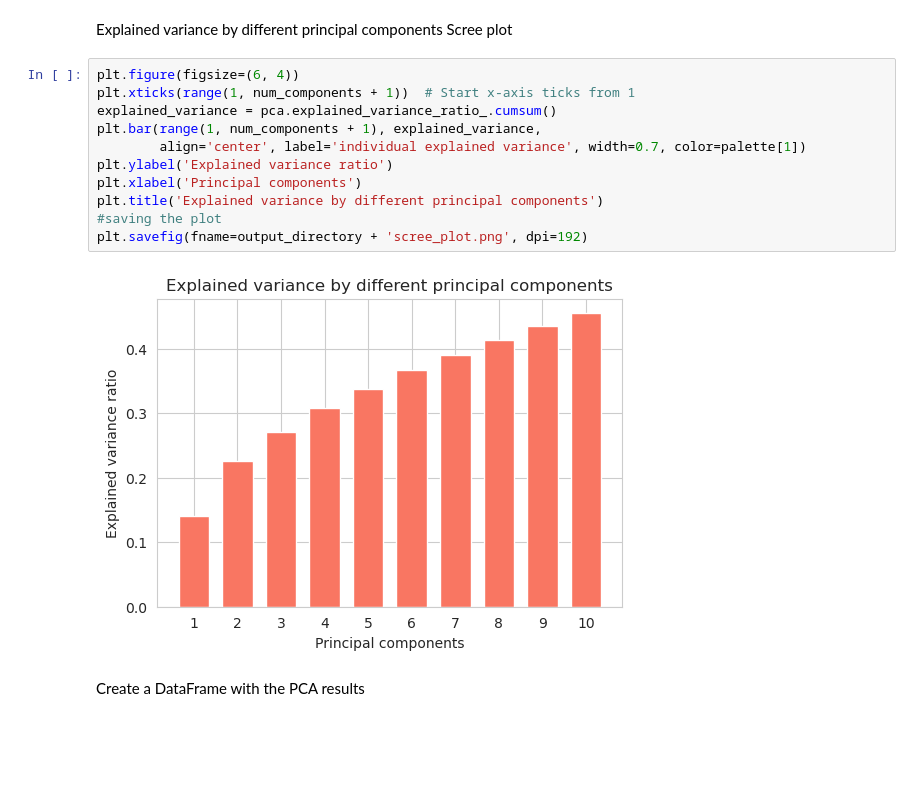
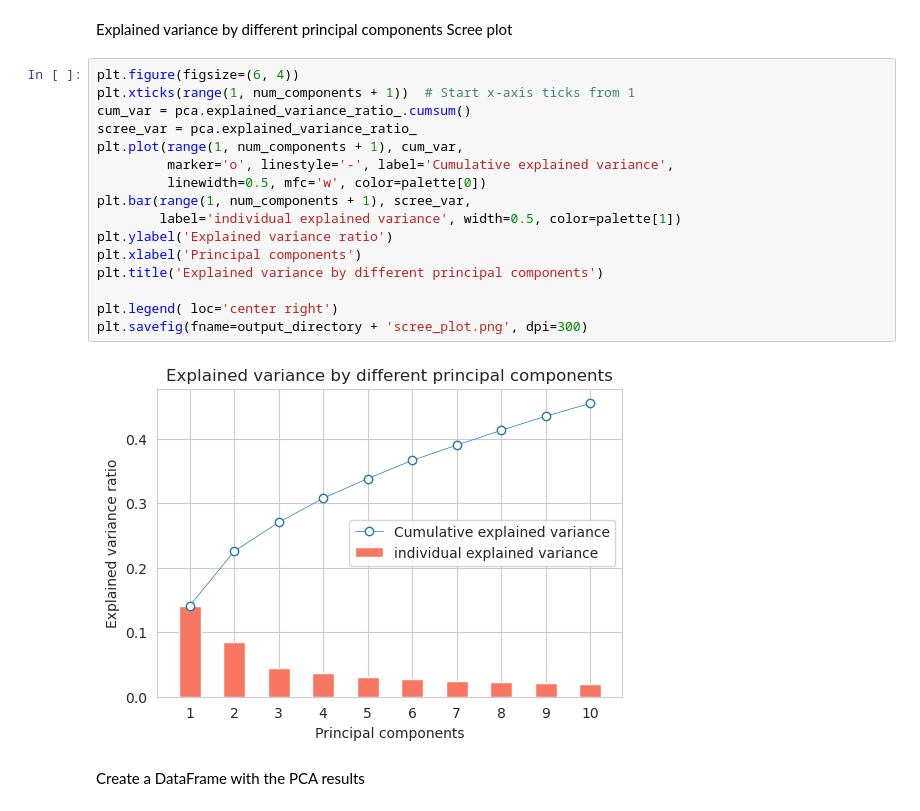
Before and after one commit to MarcoNapoleone/thesis, a Jupyter notebook: notebooks/models/pca/ST002498_PCA.ipynb, the cells around one changed output. Drawn from its saved outputs; the diff is of its cells as text; blank space fills up the shorter version.

```diff
--- a/notebooks/models/pca/ST002498_PCA.ipynb
+++ b/notebooks/models/pca/ST002498_PCA.ipynb
@@ -37,16 +37,21 @@ Scree plot
 # %%
 plt.figure(figsize=(6, 4))
 plt.xticks(range(1, num_components + 1))  # Start x-axis ticks from 1
-explained_variance = pca.explained_variance_ratio_.cumsum()
-plt.bar(range(1, num_components + 1), explained_variance,
-        align='center', label='individual explained variance', width=0.7, color=palette[1])
+cum_var = pca.explained_variance_ratio_.cumsum()
+scree_var = pca.explained_variance_ratio_
+plt.plot(range(1, num_components + 1), cum_var,
+         marker='o', linestyle='-', label='Cumulative explained variance',
+         linewidth=0.5, mfc='w', color=palette[0])
+plt.bar(range(1, num_components + 1), scree_var,
+        label='individual explained variance', width=0.5, color=palette[1])
 plt.ylabel('Explained variance ratio')
 plt.xlabel('Principal components')
 plt.title('Explained variance by different principal components')
-#saving the plot
-plt.savefig(fname=output_directory + 'scree_plot.png', dpi=192)
+
+plt.legend( loc='center right')
+plt.savefig(fname=output_directory + 'scree_plot.png', dpi=300)
 # %% [output]
-[figure, old version]
+[figure, new version]
 # %% [markdown]
 Create a DataFrame with the PCA results
 # %%
```
Also changed, not shown: 2 other files.
